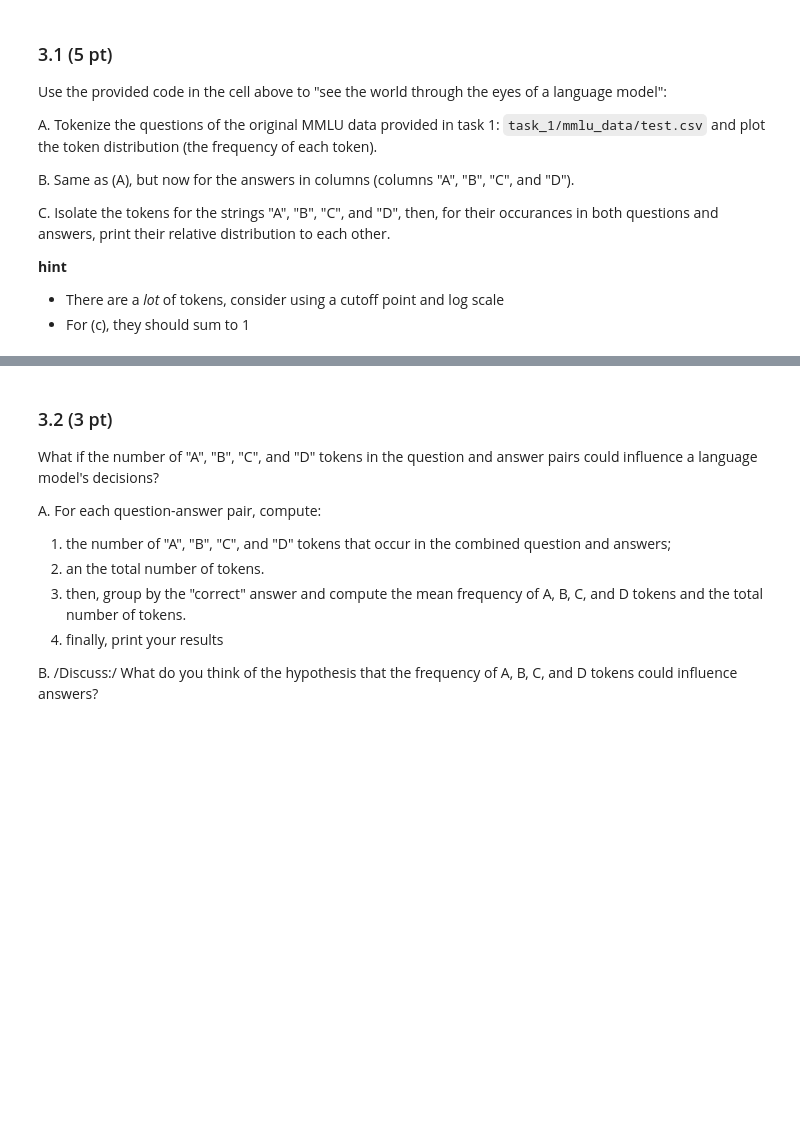
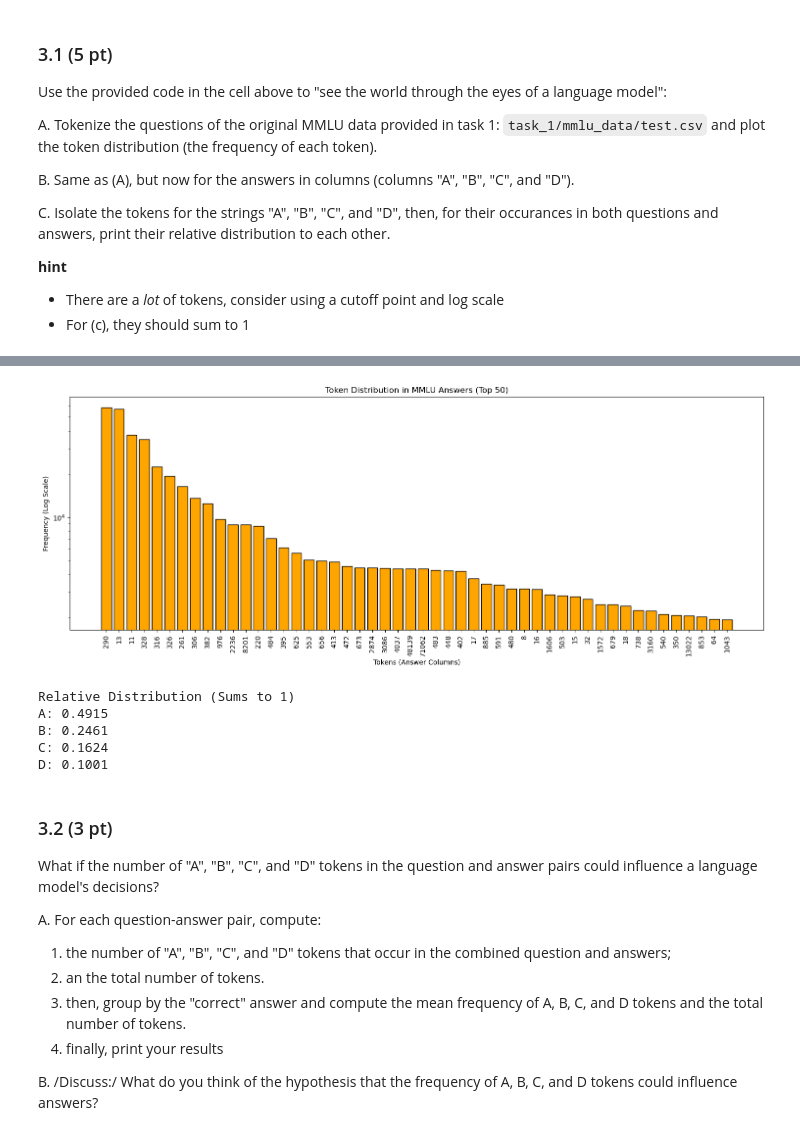
Before and after one commit to Tiimeeeyy/DataAnalysis26, a Jupyter notebook: clinic1/FIETS/clinic1.ipynb, the cells around one changed output, grey strips where cells are left out. Saved outputs shown, nothing was run; the diff lists cells and outputs as text; code cells hidden in the pictures; blank space fills up the shorter version.

```diff
--- a/clinic1/FIETS/clinic1.ipynb
+++ b/clinic1/FIETS/clinic1.ipynb
@@ -881,7 +971,48 @@ C. Isolate the tokens for the strings "A", "B", "C", and "D", then, for their oc
 # %%
 #B
+answer_cols = ['A', 'B', 'C', 'D']
+
+answers_tokenized = [token for col in answer_cols for text in df_mmlu[col] for token in tokenize_text(text)]
+
+answer_counts = Counter(answers_tokenized)
+most_common_answers = answer_counts.most_common(50)
+tokens_b, counts_b = zip(*most_common_answers)
+
+token_labels_b = [str(t) for t in tokens_b]
+
+plt.figure(figsize=(15, 6))
+plt.bar(token_labels_b, counts_b, color='orange', edgecolor='black')
+plt.yscale('log')
+plt.xticks(rotation=90)
+plt.xlabel('Tokens (Answer Columns)')
+plt.ylabel('Frequency (Log Scale)')
+plt.title('Token Distribution in MMLU Answers (Top 50)')
+plt.tight_layout()
+plt.show()
+# %% [output]
+[figure, added]
 # %%
 #C
+all_tokens = questions_tokenized + answers_tokenized
+total_counter = Counter(all_tokens)
+
+target_strings = ['A', 'B', 'C', 'D']
+target_ids = [355, 418, 363, 415]
+
+final_counts = {s: total_counter[i] for s, i in zip(target_strings, target_ids)}
+
+total_sum = sum(final_counts.values())
+relative_dist = {k: v / total_sum for k, v in final_counts.items()}
+
+print("Relative Distribution (Sums to 1)")
+for char, val in relative_dist.items():
+    print(f"{char}: {val:.4f}")
+# %% [output]
+Relative Distribution (Sums to 1)
+A: 0.4915
+B: 0.2461
+C: 0.1624
+D: 0.1001
 # %% [markdown]
 ### 3.2 (3 pt)
 
```
Also changed, not shown: parts of 19 cells of this notebook.
